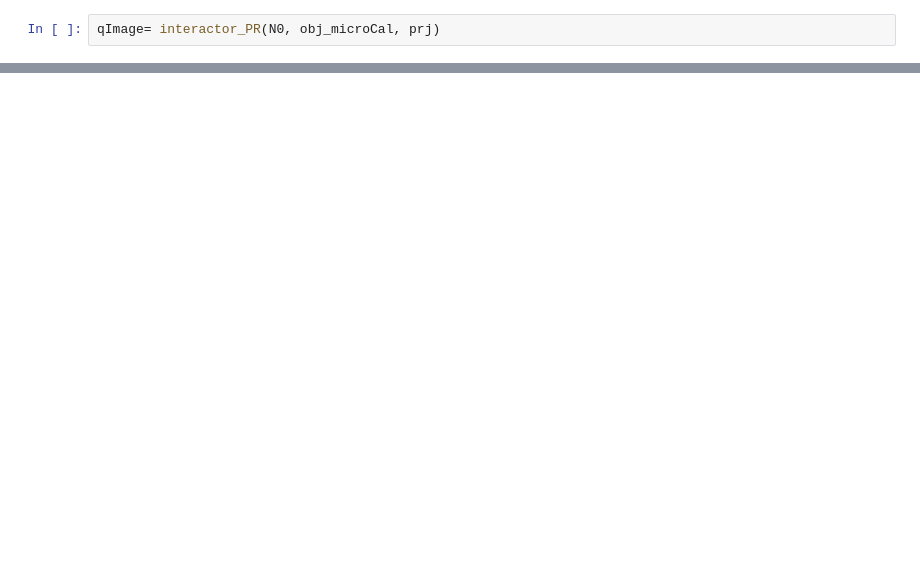
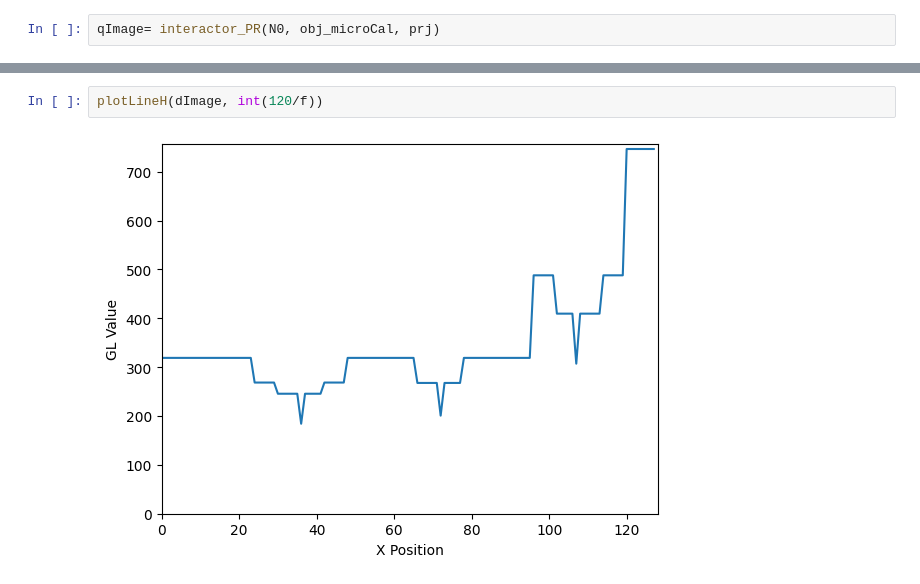
Before and after one commit to Leo00010011/IPBMI_Notebooks, a Jupyter notebook: E6/IPBMA_6_Projection_Radiography.ipynb, the cells around one changed output, grey strips where cells are left out. Drawn from its saved outputs; the diff is of its cells as text; blank space fills up the shorter version.

```diff
--- a/E6/IPBMA_6_Projection_Radiography.ipynb
+++ b/E6/IPBMA_6_Projection_Radiography.ipynb
@@ -176,0 +130,4 @@ pyplot.show()
+# %%
+plotLineH(dImage, int(120/f))
+# %% [output]
+[figure, added]
```
Also changed, not shown: parts of 58 cells of this notebook, 2 other files.
